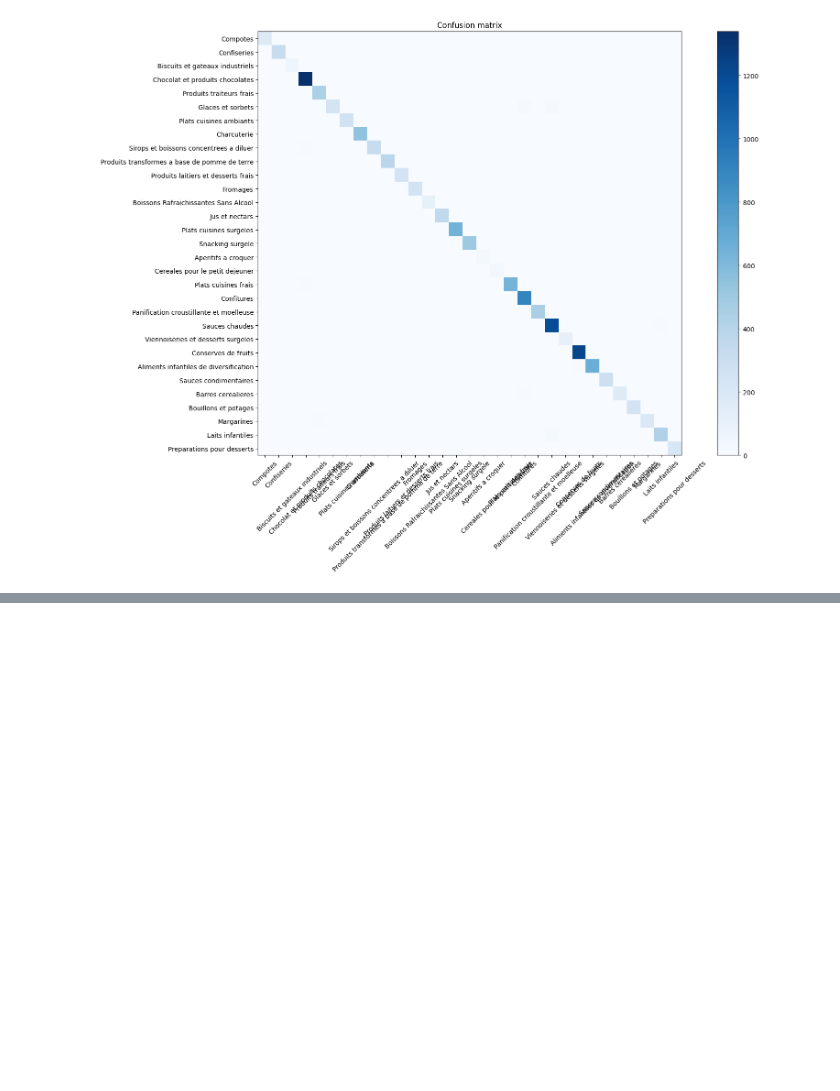
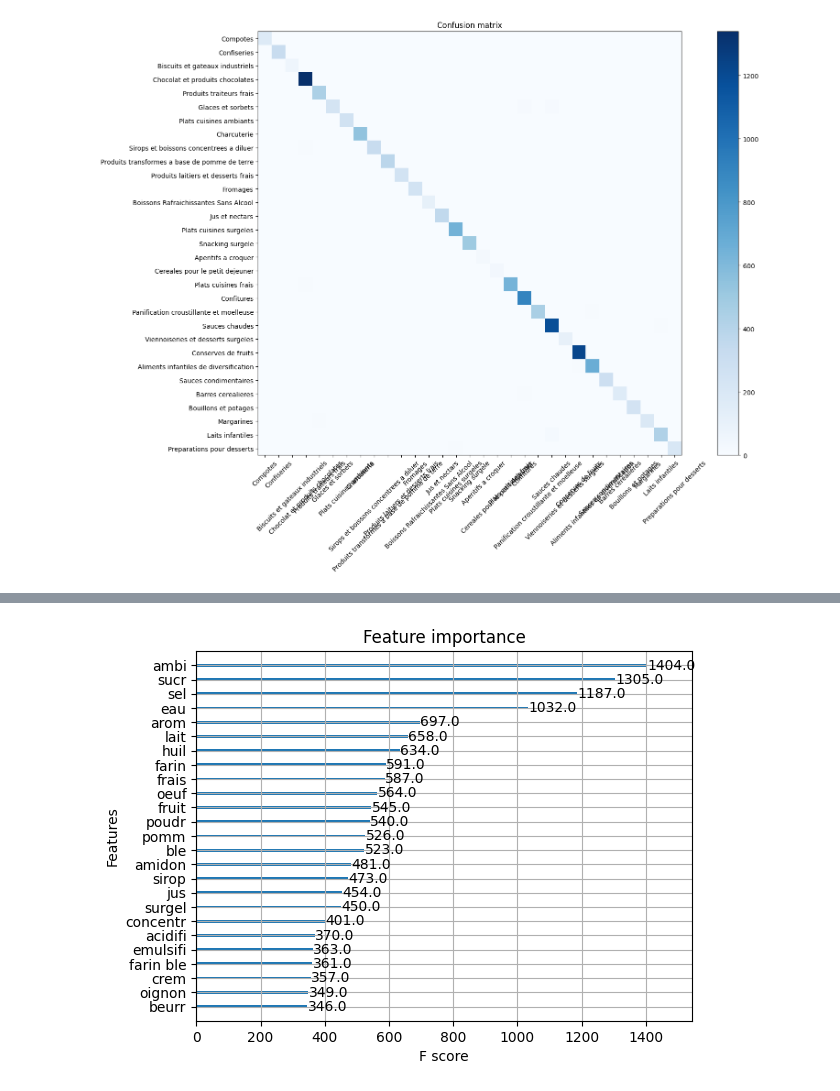
Before and after one commit to Thomasaujoux/food-classification, a Jupyter notebook: models/XGBoost.ipynb, the cells around one changed output, grey strips where cells are left out. Cells and saved outputs as stored; diff of their text form; code cells hidden in the pictures; blank space fills up the shorter version.

Commit message:
tree importance

```diff
--- a/models/XGBoost.ipynb
+++ b/models/XGBoost.ipynb
@@ -608,0 +606,6 @@ plt.show()
+# %%
+from xgboost import plot_importance
+plot_importance(model, max_num_features=25) # top 10 most important features
+plt.show()
+# %% [output]
+[figure, added]
```
Also changed, not shown: parts of 2 cells of this notebook.
